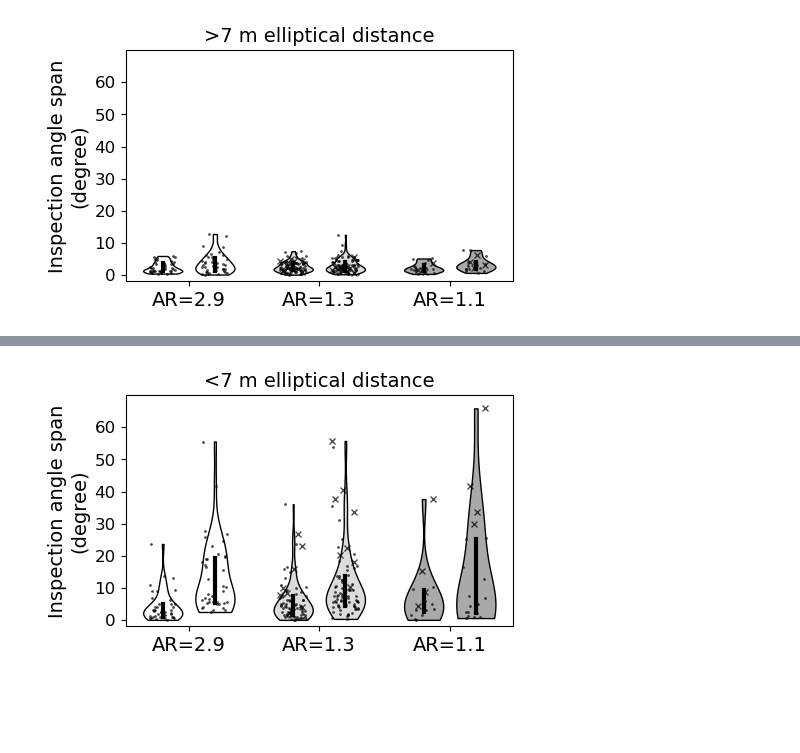
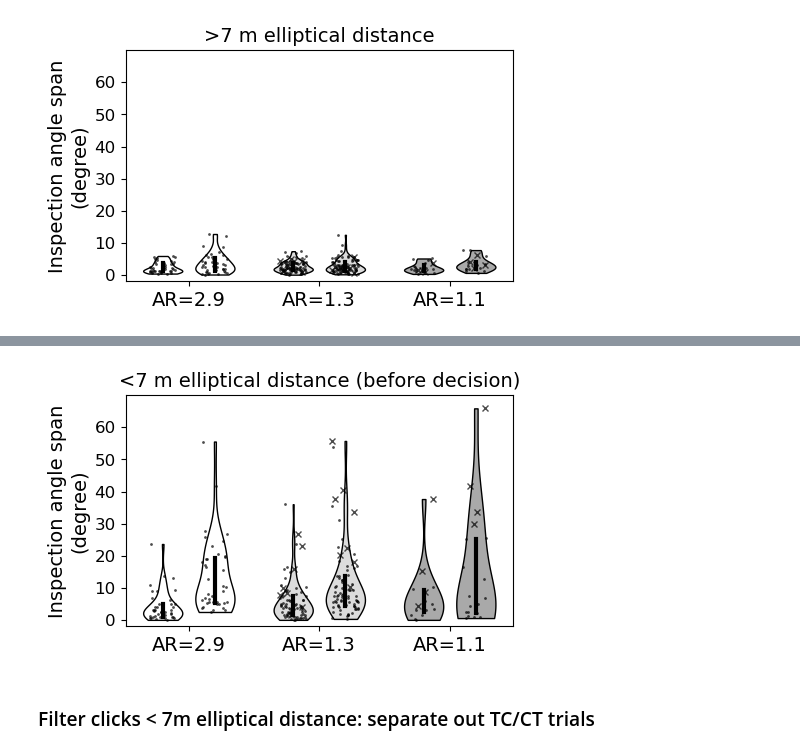
Before and after one commit to leewujung/porpoise_spheroid, a Jupyter notebook: notebooks_proc/fig_angle_span_range_threshold_allAR.ipynb, the cells around one changed output, grey strips where cells are left out. Drawn from its saved outputs; the diff is of its cells as text; code cells hidden in the pictures; blank space fills up the shorter version.

```diff
--- a/notebooks_proc/fig_angle_span_range_threshold_allAR.ipynb
+++ b/notebooks_proc/fig_angle_span_range_threshold_allAR.ipynb
@@ -137,4 +137,6 @@ for trial_idx in df_summary.index:
             angle_to_use[trial_idx] = True
 # %%
 df_summary["angle_to_use"] = angle_to_use
+# %%
+df_summary["TCCT"] = df_main["LEFT"] + df_main["RIGHT"]
 # %% [markdown]
@@ -224,0 +229,25 @@ plt.show()
+# %%
+%%time
+ch0_span_all_far = {}
+ch1_span_all_far = {}
+
+for sph in SPH_STR:
+    for tcct_type in ["TC", "CT"]:
+
+        df_c = df_summary[
+            (df_summary["SPHEROID"]==sph)
+            & (df_summary["TCCT"]==tcct_type)
+            & df_summary["angle_to_use"]
+        ]
+
+        ch0_span = np.nan * np.ones(len(df_c))
+        ch1_span = np.nan * np.ones(len(df_c))
+        for t_seq, trial_idx in enumerate(df_c.index):  # all trials in a cluster
+
+            ch0_span[t_seq], ch1_span[t_seq] = get_angle_span_single_trial(
+                trial_idx=trial_idx,
+                filter_func=utils.filter_clicks_far
+            )
+
+        ch0_span_all_far[f"{sph}_{tcct_type}"] = ch0_span
+        ch1_span_all_far[f"{sph}_{tcct_type}"] = ch1_span
@@ -286,32 +387,34 @@ for c_seq, c_sph, c_angle_ch0, c_angle_ch1, c_name, c_color in zip(
     utils_plot.plot_jitter(
         axx=ax, x_pos=c_seq-0.2, vals=c_angle_ch0[val_idx_cross],
         color="k", width=0.2, marker="x", markersize=5, markeredgewidth=1, alpha=0.7
     )
 
     # Ch1
     utils_plot.plot_vio(
         axx=ax, vals=c_angle_ch1, seq=c_seq+0.2,
         color=c_color, widths=0.3, alpha=1, qbar_color="k", qbar_alpha=1
     )
     utils_plot.plot_jitter(
         axx=ax, x_pos=c_seq+0.2, vals=c_angle_ch1[val_idx_dot],
         color="k", width=0.2, marker=".", markersize=4, markeredgewidth=0, alpha=0.7
     )
     utils_plot.plot_jitter(
         axx=ax, x_pos=c_seq+0.2, vals=c_angle_ch1[val_idx_cross],
         color="k", width=0.2, marker="x", markersize=5, markeredgewidth=1, alpha=0.7
     )
 
 # Axes setup
 axx = ax
 axx.set_xticks(np.arange(3))
 axx.set_xticklabels(SPH_LABEL, fontsize=14)
 axx.set_yticks(np.arange(0, 65, 10))
 axx.set_yticklabels(np.arange(0, 65, 10), fontsize=12)
 axx.set_ylim(-2, 70)
 axx.set_ylabel("Inspection angle span\n(degree)", fontsize=14)
-axx.set_title("<7 m elliptical distance", fontsize=14)
+axx.set_title("<7 m elliptical distance (before decision)", fontsize=14)
 
 plt.show()
 # %% [output]
-[figure, old version]
+[figure, new version]
+# %% [markdown]
+### Filter clicks < 7m elliptical distance: separate out TC/CT trials
```
Also changed, not shown: parts of 17 cells of this notebook, 7 other files.
